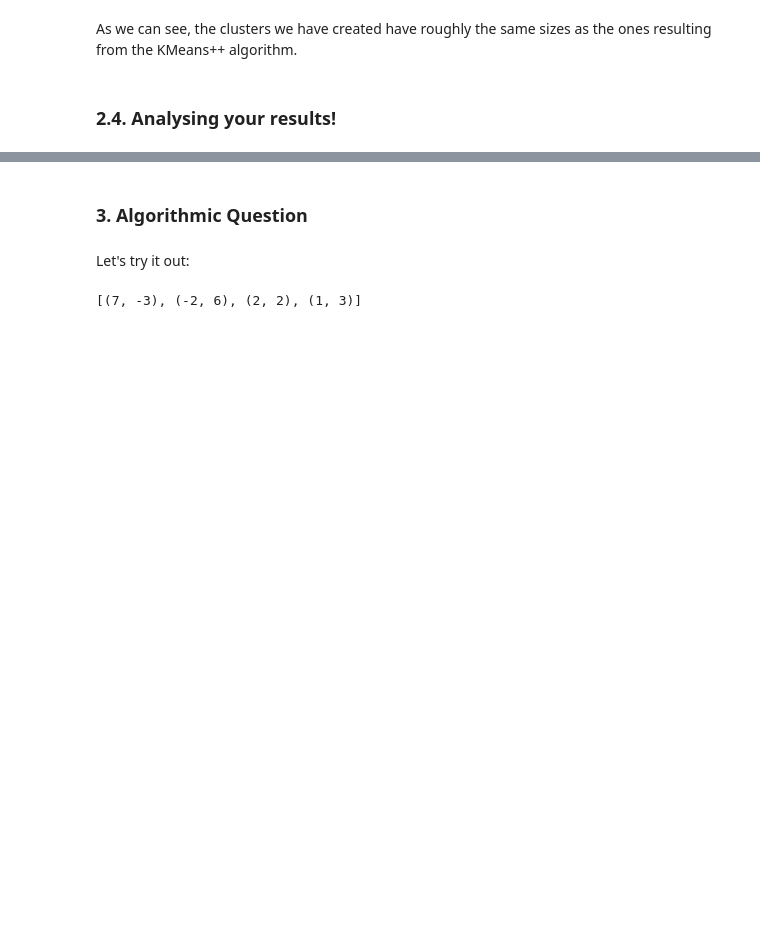
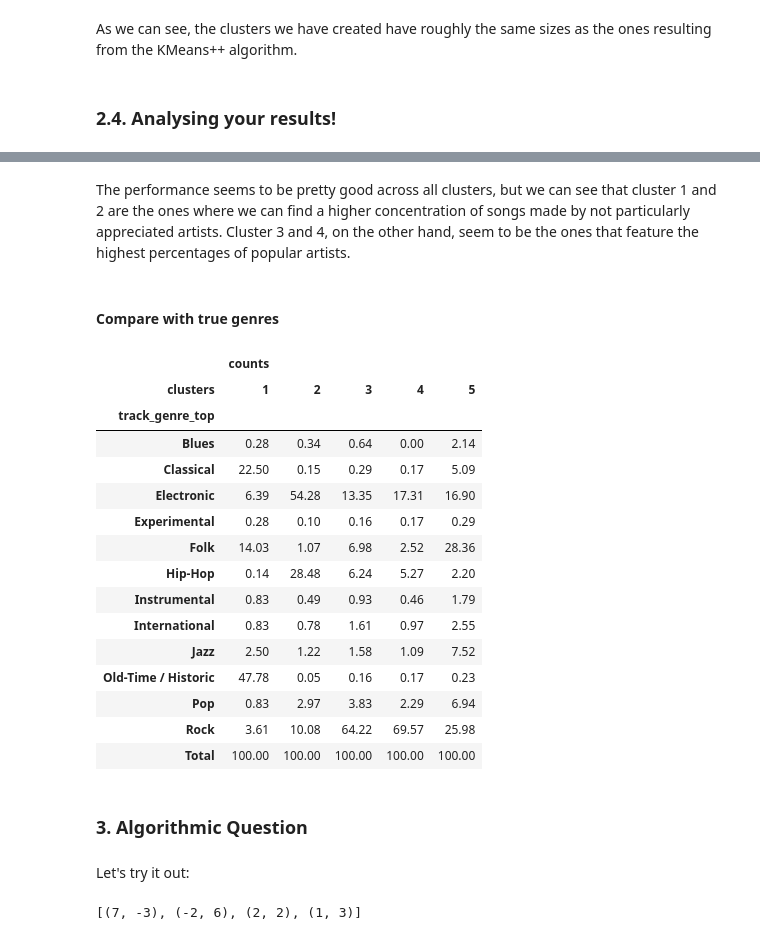
Before and after one commit to alessandro12036/adm_hw4, a Jupyter notebook: ex2.ipynb, the cells around one changed output, grey strips where cells are left out. Cells and saved outputs as stored; diff of their text form; code cells hidden in the pictures; blank space fills up the shorter version.

```diff
--- a/ex2.ipynb
+++ b/ex2.ipynb
@@ -372,0 +581,10 @@ As we can see, the clusters we have created have roughly the same sizes as the o
+# %%
+for i in range(len(merged)):
+    if merged['audio_features_speechiness'].iloc[i] < 0.1:
+        merged['audio_features_speechiness'].iloc[i] = 'Mostly sung'
+    elif 0.1 <= merged['audio_features_speechiness'].iloc[i] < 0.45:
+        merged['audio_features_speechiness'].iloc[i] = 'Some spoken words'
+    elif 0.45 <= merged['audio_features_speechiness'].iloc[i] < 0.7:
+        merged['audio_features_speechiness'].iloc[i] = 'Mostly spoken words'
+    elif merged['audio_features_speechiness'].iloc[i] >= 0.7:
+        merged['audio_features_speechiness'].iloc[i] = 'Almost only spoken words'
@@ -372,0 +617,10 @@ As we can see, the clusters we have created have roughly the same sizes as the o
+# %%
+for i in range(len(merged)):
+    if merged['audio_features_valence'].iloc[i] < 0.1:
+        merged['audio_features_valence'].iloc[i] = 'Really sad'
+    elif 0.1 <= merged['audio_features_valence'].iloc[i] < 0.4:
+        merged['audio_features_valence'].iloc[i] = 'Not so cheerful'
+    elif 0.4 <= merged['audio_features_valence'].iloc[i] < 0.65:
+        merged['audio_features_valence'].iloc[i] = 'In a nice mood'
+    elif merged['audio_features_valence'].iloc[i] >= 0.65:
+        merged['audio_features_valence'].iloc[i] = 'Euphoric'
@@ -372,0 +652,10 @@ As we can see, the clusters we have created have roughly the same sizes as the o
+# %%
+for i in range(len(merged)):
+    if merged['audio_features_tempo'].iloc[i] < 80:
+        merged['audio_features_tempo'].iloc[i] = 'Pretty slow'
+    elif 80 <= merged['audio_features_tempo'].iloc[i] < 120:
+        merged['audio_features_tempo'].iloc[i] = 'Medium fast'
+    elif 120 <= merged['audio_features_tempo'].iloc[i] < 200:
+        merged['audio_features_tempo'].iloc[i] = 'Pretty fast'
+    elif merged['audio_features_tempo'].iloc[i] >= 200:
+        merged['audio_features_tempo'].iloc[i] = 'Too fast?'
@@ -372,0 +691,10 @@ As we can see, the clusters we have created have roughly the same sizes as the o
+# %%
+for i in range(len(merged)):
+    if merged['social_features_artist_hotttnesss'].iloc[i] < 0.15:
+        merged['social_features_artist_hotttnesss'].iloc[i] = 'Freezing cold'
+    elif 0.15 <= merged['social_features_artist_hotttnesss'].iloc[i] < 0.3:
+        merged['social_features_artist_hotttnesss'].iloc[i] = 'Warm'
+    elif 0.3 <= merged['social_features_artist_hotttnesss'].iloc[i] < 0.5:
+        merged['social_features_artist_hotttnesss'].iloc[i] = 'Pretty hot'
+    elif merged['social_features_artist_hotttnesss'].iloc[i] >= 0.5:
+        merged['social_features_artist_hotttnesss'].iloc[i] = 'Boiling hot'
@@ -373,3 +712,26 @@ As we can see, the clusters we have created have roughly the same sizes as the o
+# %% [markdown]
+The performance seems to be pretty good across all clusters, but we can see that cluster 1 and 2 are the ones where we can find a higher concentration of songs made by not particularly appreciated artists. Cluster 3 and 4, on the other hand, seem to be the ones that feature the highest percentages of popular artists.
+# %% [markdown]
+#### Compare with true genres
+# %%
+pivot(merged, 'track_genre_top')
+# %% [output]
+|  | counts |  |  |  |  |
+| clusters | 1 | 2 | 3 | 4 | 5 |
+| track_genre_top |  |  |  |  |  |
+| Blues | 0.28 | 0.34 | 0.64 | 0.00 | 2.14 |
+| Classical | 22.50 | 0.15 | 0.29 | 0.17 | 5.09 |
+| Electronic | 6.39 | 54.28 | 13.35 | 17.31 | 16.90 |
+| Experimental | 0.28 | 0.10 | 0.16 | 0.17 | 0.29 |
+| Folk | 14.03 | 1.07 | 6.98 | 2.52 | 28.36 |
+| Hip-Hop | 0.14 | 28.48 | 6.24 | 5.27 | 2.20 |
+| Instrumental | 0.83 | 0.49 | 0.93 | 0.46 | 1.79 |
+| International | 0.83 | 0.78 | 1.61 | 0.97 | 2.55 |
+| Jazz | 2.50 | 1.22 | 1.58 | 1.09 | 7.52 |
+| Old-Time / Historic | 47.78 | 0.05 | 0.16 | 0.17 | 0.23 |
+| Pop | 0.83 | 2.97 | 3.83 | 2.29 | 6.94 |
+| Rock | 3.61 | 10.08 | 64.22 | 69.57 | 25.98 |
+| Total | 100.00 | 100.00 | 100.00 | 100.00 | 100.00 |
 # %% [markdown]
 ### 3. Algorithmic Question
 # %%
```
Also changed, not shown: parts of 61 cells of this notebook.
